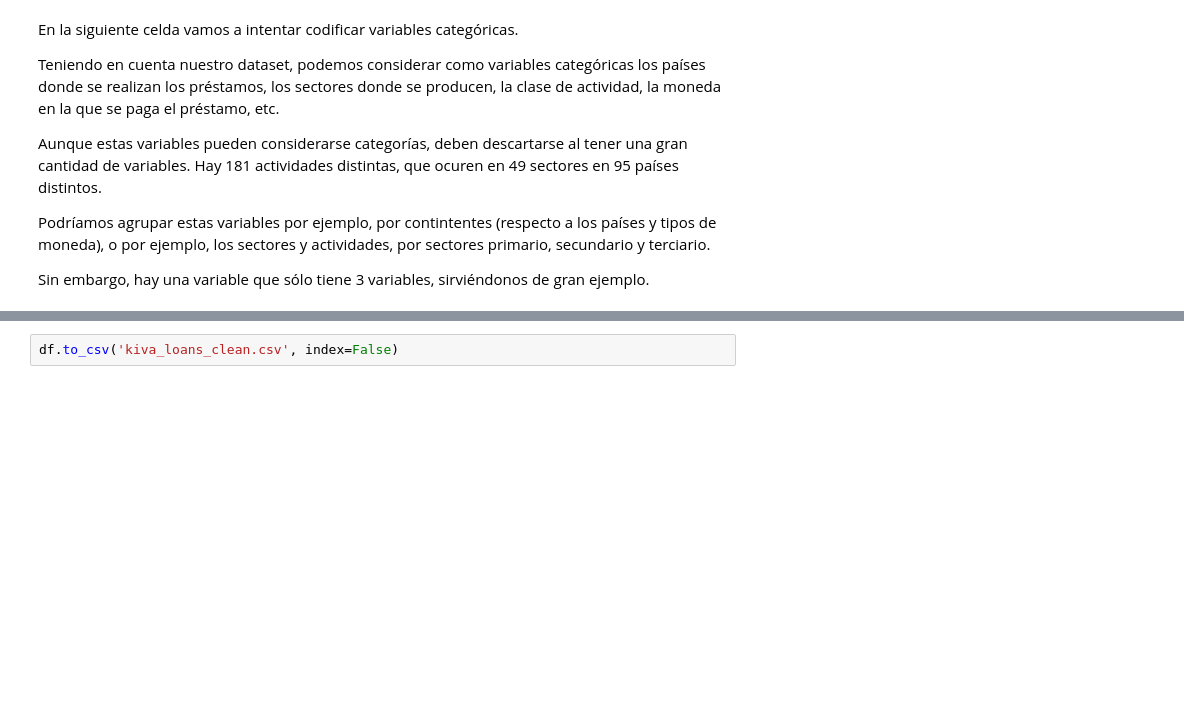
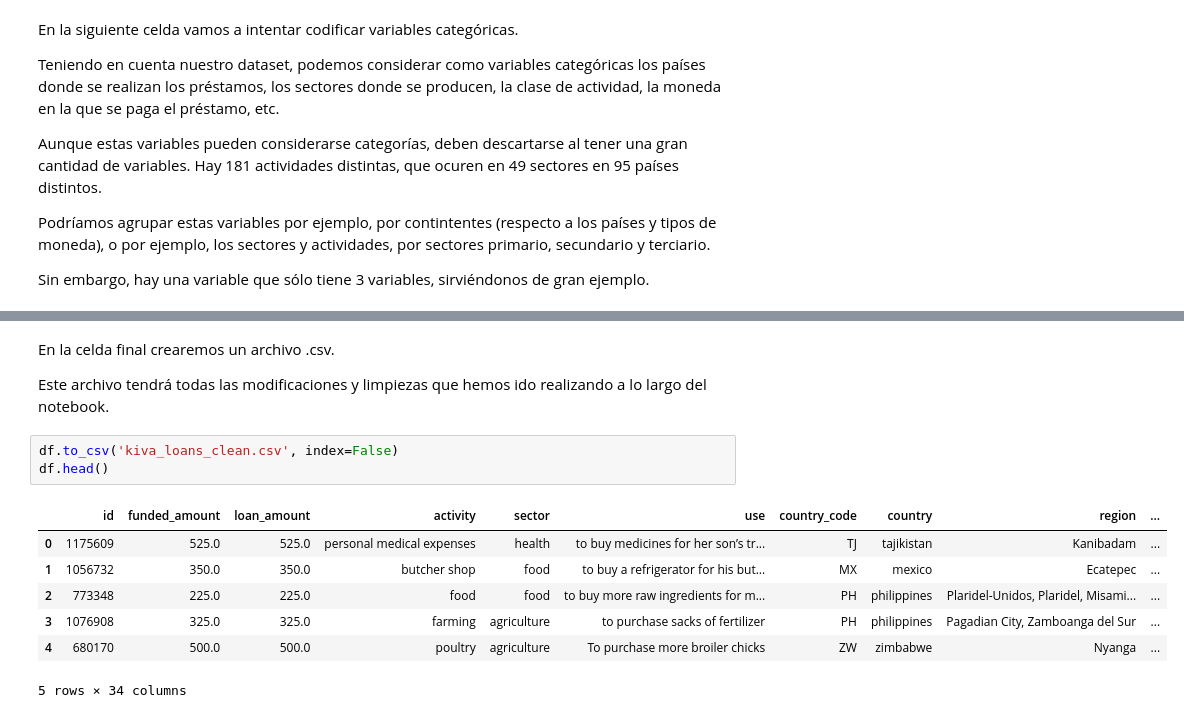
Before and after one commit to Bootcamp-DA-P3/Python-Analisis_Diego-Ramon, a Jupyter notebook: LimpiezaR.ipynb, the cells around one changed output, grey strips where cells are left out. Cells and saved outputs as stored; diff of their text form; blank space fills up the shorter version.

```diff
--- a/LimpiezaR.ipynb
+++ b/LimpiezaR.ipynb
@@ -438,5 +442,18 @@ La columna 'repayment_interval' no se encuentra en el DataFrame. Es posible que
 2             False                 True              False          False
 3             False                 True              False          False
 4             False                 True              False          False
+# %% [markdown]
+En la celda final crearemos un archivo .csv.
+
+Este archivo tendrá todas las modificaciones y limpiezas que hemos ido realizando a lo largo del notebook.
 # %%
 df.to_csv('kiva_loans_clean.csv', index=False)
+df.head()
+# %% [output]
+|  | id | funded_amount | loan_amount | activity | sector | use | country_code | country | region | ... |
+| 0 | 1175609 | 525.0 | 525.0 | personal medical expenses | health | to buy medicines for her son’s tr... | TJ | tajikistan | Kanibadam | ... |
+| 1 | 1056732 | 350.0 | 350.0 | butcher shop | food | to buy a refrigerator for his but... | MX | mexico | Ecatepec | ... |
+| 2 | 773348 | 225.0 | 225.0 | food | food | to buy more raw ingredients for m... | PH | philippines | Plaridel-Unidos, Plaridel, Misami... | ... |
+| 3 | 1076908 | 325.0 | 325.0 | farming | agriculture | to purchase sacks of fertilizer | PH | philippines | Pagadian City, Zamboanga del Sur | ... |
+| 4 | 680170 | 500.0 | 500.0 | poultry | agriculture | To purchase more broiler chicks | ZW | zimbabwe | Nyanga | ... |
+5 rows × 34 columns
```
Also changed, not shown: parts of 1 cell of this notebook.
